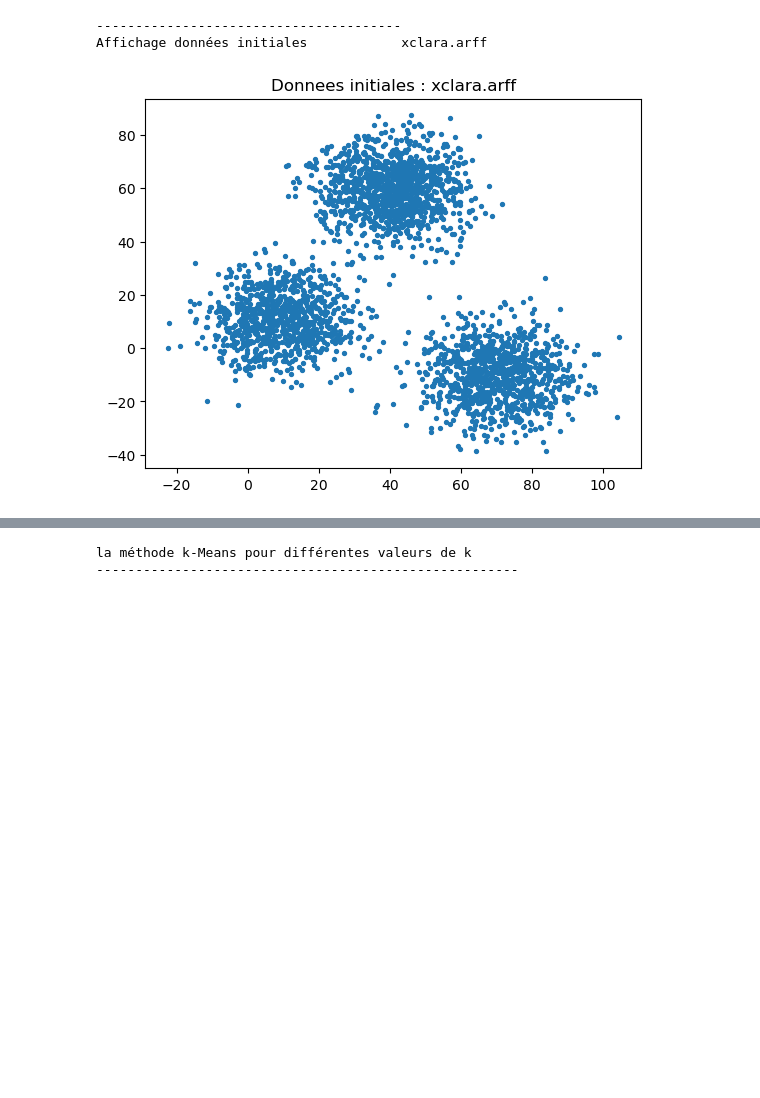
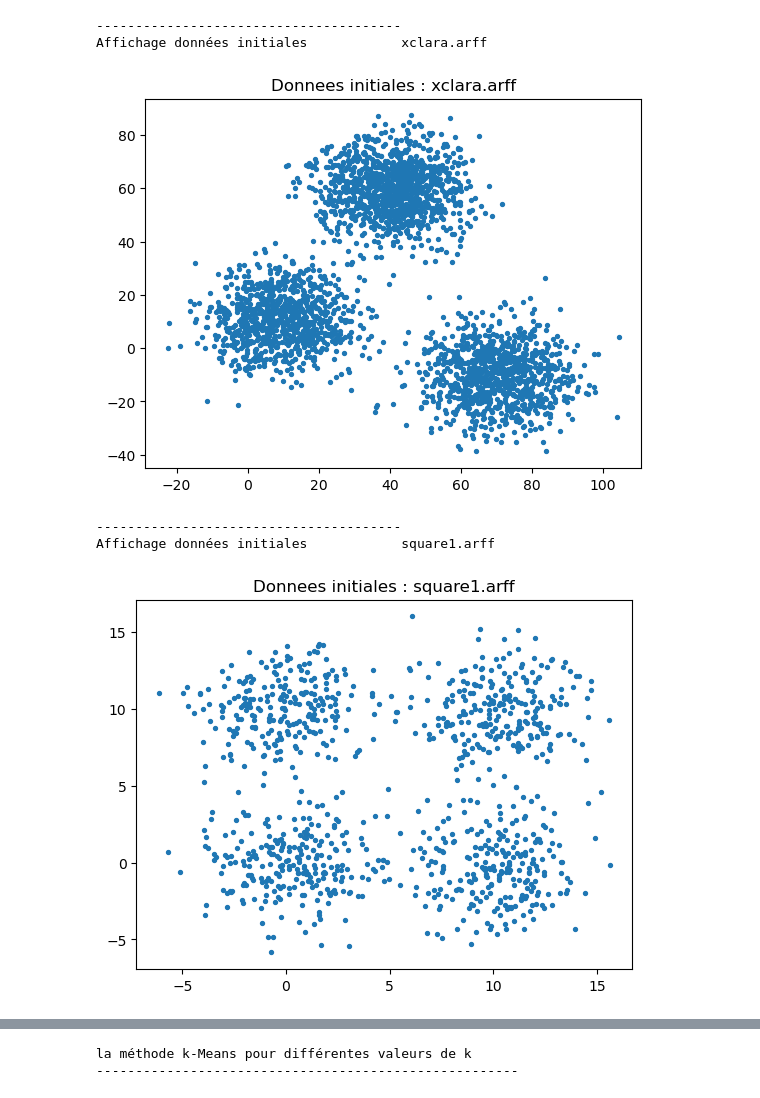
Before and after one commit to leilakhira/Tp-Clustering, a Jupyter notebook: Kmeans.py.ipynb, the cells around one changed output, grey strips where cells are left out. Drawn from its saved outputs; the diff is of its cells as text; code cells hidden in the pictures; blank space fills up the shorter version.

```diff
--- a/Kmeans.py.ipynb
+++ b/Kmeans.py.ipynb
@@ -1,46 +1,54 @@
 # %%
 import numpy as np
 import matplotlib.pyplot as plt
 import time
 from scipy.io import arff
 from sklearn import cluster
 from sklearn import metrics
 from sklearn.cluster import KMeans
 from sklearn.metrics import silhouette_score,silhouette_samples
 import os
 
 os.environ["OMP_NUM_THREADS"] = '4'
-path = '/home/khira/Téléchargements/artificial/'
-name="xclara.arff"
 import warnings
 
 # Suppress FutureWarning from KMeans
 warnings.simplefilter(action='ignore', category=FutureWarning)
 #path_out = './fig/'
-databrut = arff.loadarff(open(path+str(name), 'r'))
+def data_transform(filename):
+    databrut = arff.loadarff(open(path+str(filename), 'r'))
+    return np.array([[x[0],x[1]] for x in databrut[0]])
 
-datanp = np.array([[x[0],x[1]] for x in databrut[0]])
+path ='/home/khira/Tp-Clustring/artificial/'
+name1="xclara.arff"
+name2="square1.arff"
 
 
 # PLOT datanp (en 2D) - / scatter plot
 # Extraire chaque valeur de features pour en faire une liste
 # EX :
 # - pour t1=t[:,0] --> [1, 3, 5, 7]
 # - pour t2=t[:,1] --> [2, 4, 6, 8]
-print("---------------------------------------")
-print("Affichage données initiales            "+ str(name))
-f0 = datanp[:,0] # tous les élements de la première colonne
-f1 = datanp[:,1] # tous les éléments de la deuxième colonne
+names=[name1,name2]
+for name in names:
+    datanp= data_transform(name)
+    print("---------------------------------------")
+    print("Affichage données initiales            "+ str(name))
+    f0 = datanp[:,0] # tous les élements de la première colonne
+    f1 = datanp[:,1] # tous les éléments de la deuxième colonne
 
-#plt.figure(figsize=(6, 6))
-plt.scatter(f0, f1, s=8)
-plt.title("Donnees initiales : "+ str(name))
-#plt.savefig(path_out+"Plot-kmeans-code1-"+str(name)+"-init.jpg",bbox_inches='tight', pad_inches=0.1)
-plt.show()
+    #plt.figure(figsize=(6, 6))
+    plt.scatter(f0, f1, s=8)
+    plt.title("Donnees initiales : "+ str(name))
+    #plt.savefig(path_out+"Plot-kmeans-code1-"+str(name)+"-init.jpg",bbox_inches='tight', pad_inches=0.1)
+    plt.show()
 # %% [output]
 ---------------------------------------
 Affichage données initiales            xclara.arff
 [figure]
+---------------------------------------
+Affichage données initiales            square1.arff
+[figure, added]
 # %%
 # Run clustering method for a given number of clusters
 print("------------------------------------------------------")
```
Also changed, not shown: parts of 4 cells of this notebook, 2 other files.
